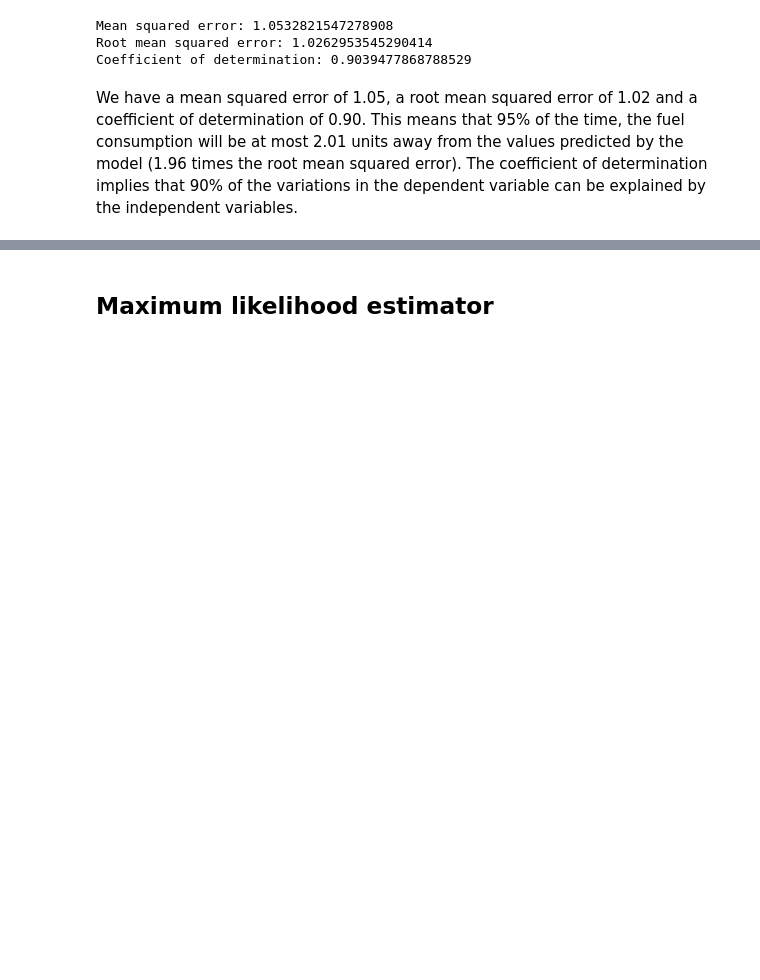
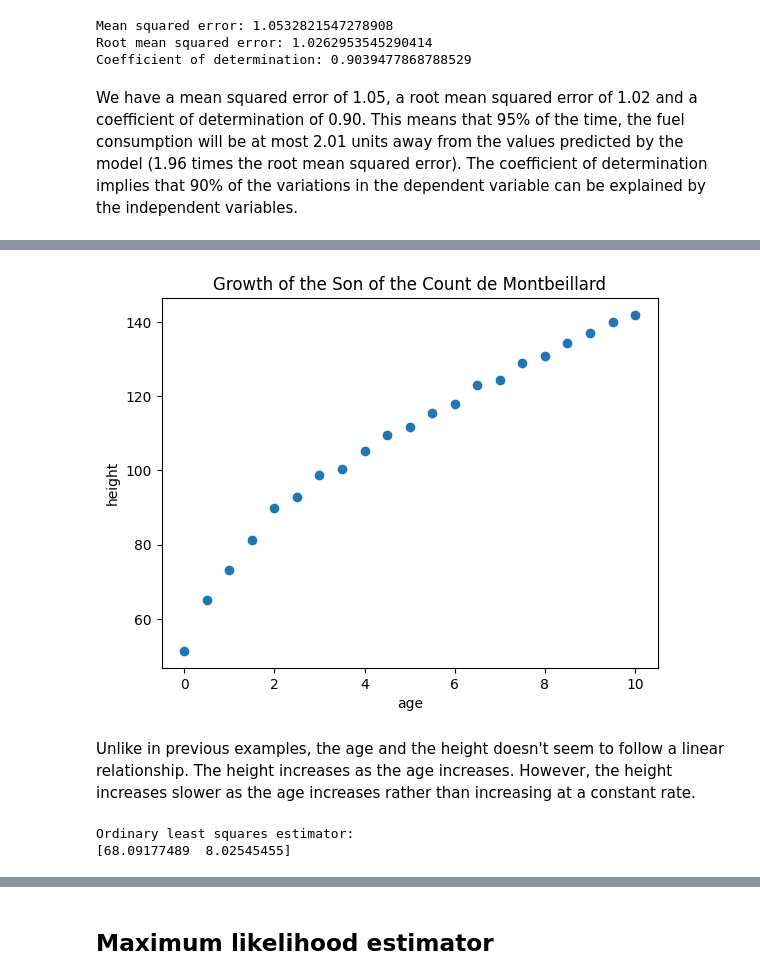
Before and after one commit to vdae2304/ML-DL, a Jupyter notebook: Regression/Linear regression.ipynb, the cells around one changed output, grey strips where cells are left out. Cells and saved outputs as stored; diff of their text form; code cells hidden in the pictures; blank space fills up the shorter version.

Commit message:
Growth of the son example

```diff
--- a/Regression/Linear regression.ipynb
+++ b/Regression/Linear regression.ipynb
@@ -271,0 +282,3 @@ We have a mean squared error of 1.05, a root mean squared error of 1.02 and a co
+# %%
+df_growth = pd.read_csv("data/son-growth.csv")
+df_growth.head()
@@ -271,0 +298,22 @@ We have a mean squared error of 1.05, a root mean squared error of 1.02 and a co
+# %%
+plt.figure()
+plt.title("Growth of the Son of the Count de Montbeillard")
+plt.xlabel("age")
+plt.ylabel("height")
+plt.plot("age", "height", "o", data=df_growth)
+plt.show()
+# %% [output]
+[figure, added]
+# %% [markdown]
+Unlike in previous examples, the age and the height doesn't seem to follow a linear relationship. The height increases as the age increases. However, the height increases slower as the age increases rather than increasing at a constant rate.
+# %%
+n, _ = df_growth.shape
+X = np.column_stack((np.ones(n), df_growth.age))
+y = df_growth.height
+
+beta_ols = solve(X.T @ X, X.T @ y)
+print("Ordinary least squares estimator:")
+print(beta_ols)
+# %% [output]
+Ordinary least squares estimator:
+[68.09177489  8.02545455]
```
Also changed, not shown: parts of 19 cells of this notebook, 1 other file.
